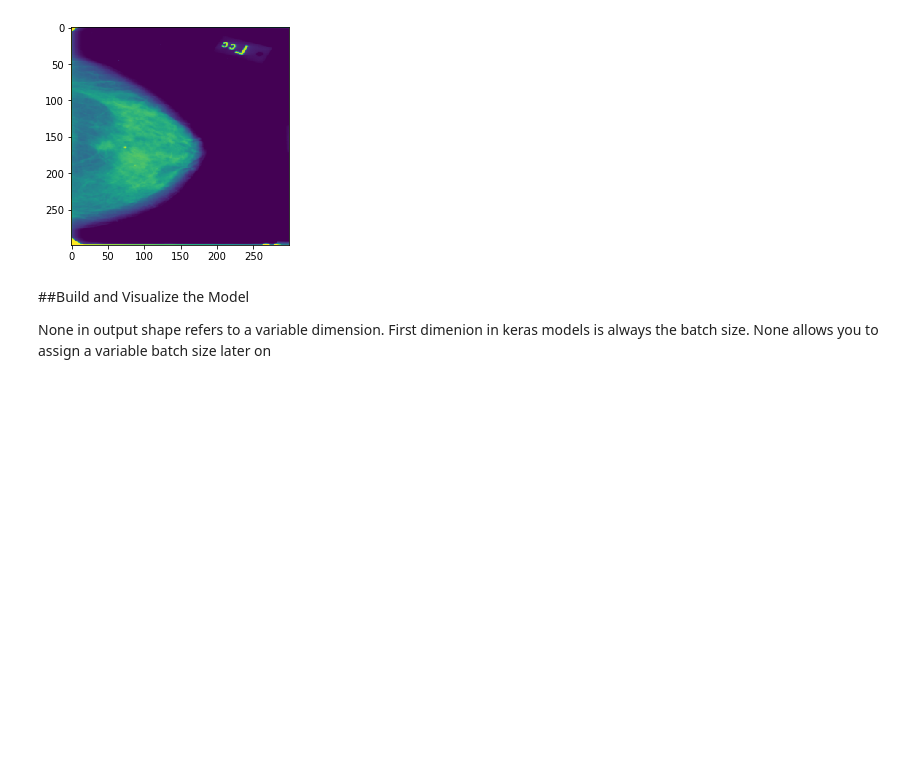
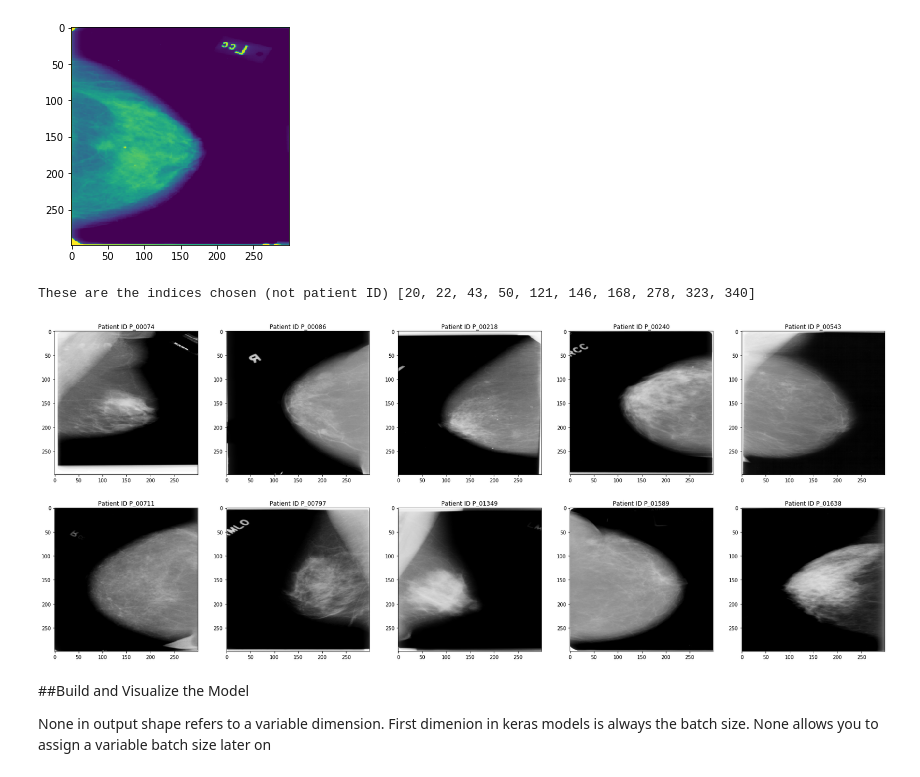
Before and after one commit to tlchen4/BDRADMiniProject, a Jupyter notebook: BreastResNet.ipynb, the cells around one changed output. Saved outputs shown, nothing was run; the diff lists cells and outputs as text; code cells hidden in the pictures; blank space fills up the shorter version.

```diff
--- a/BreastResNet.ipynb
+++ b/BreastResNet.ipynb
@@ -74,6 +74,30 @@ plt.show()
 #check to make sure imported data is what we wanted
 # %% [output]
 [figure]
+# %%
+import random
+# "random.sample takes a population and a sample size k and returns k random members of the population"
+
+random.seed(215)
+figBreasts, axes = plt.subplots(nrows=2, ncols=5)
+
+figBreasts.set_figheight(12)
+figBreasts.set_figwidth(30)
+RandomImageIndex = random.sample(range(0,len(TrainingData['Master_Data'])),10)
+RandomImageIndex.sort()
+#randomly pick 10 numbers from 0 to length of list and then sort it
+print("These are the indices chosen (not patient ID)", RandomImageIndex)
+
+plt.figure(figBreasts.number)
+
+for i in range(10):
+    plt.subplot(2,5,i+1).set_title("Patient ID %s" %(TrainingData['Master_Data'][RandomImageIndex[i]][0]))
+    plt.imshow(TrainingData['Master_Data'][RandomImageIndex[i]][1], cmap="gray")
+
+plt.show()
+# %% [output]
+These are the indices chosen (not patient ID) [20, 22, 43, 50, 121, 146, 168, 278, 323, 340]
+[figure, added]
 # %% [markdown]
 ##Build and Visualize the  Model
 
```
Also changed, not shown: parts of 23 cells of this notebook.
